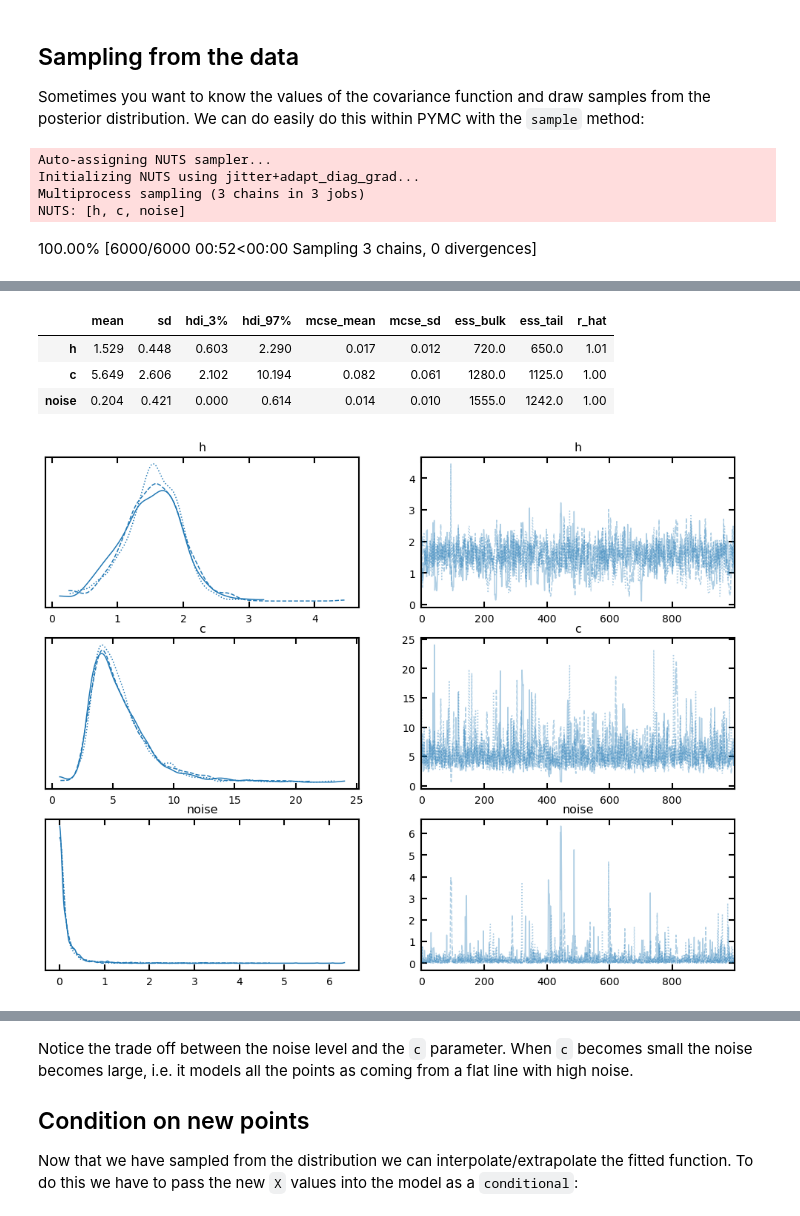
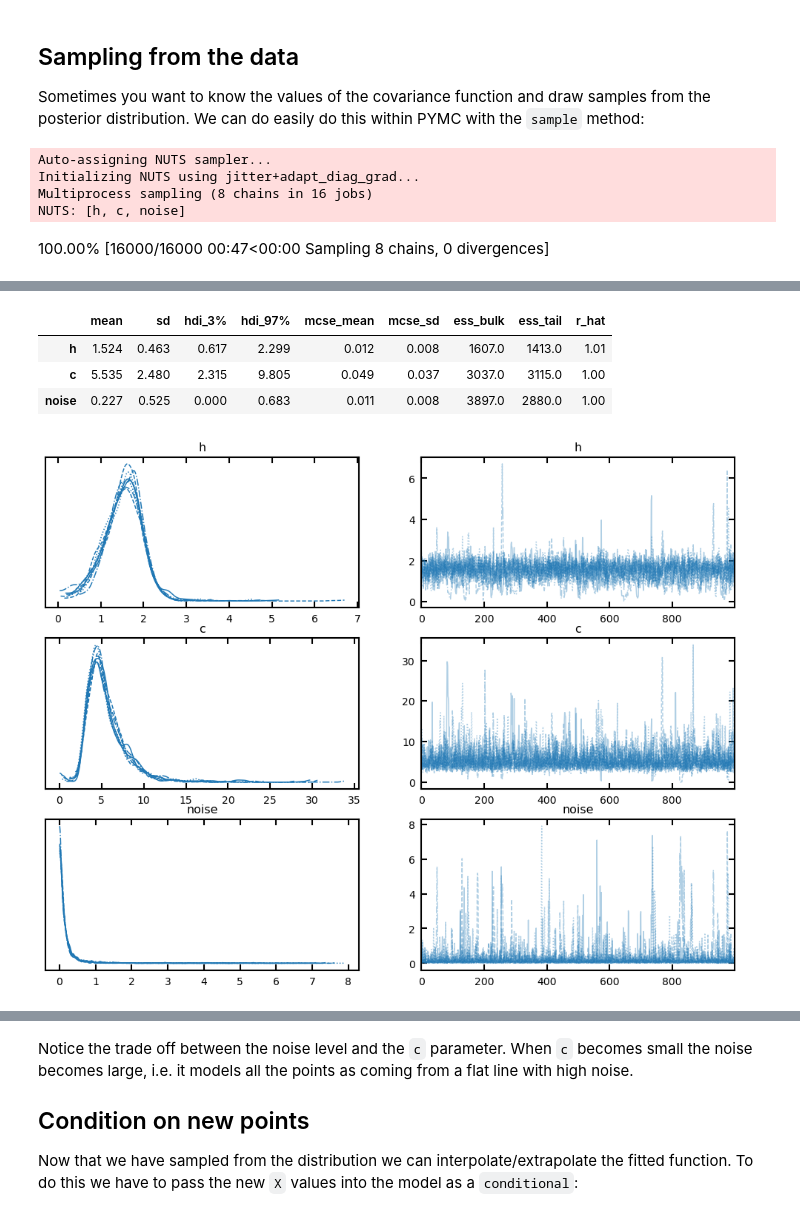
Before and after one commit to CKrawczyk/jupyter_data_languages, a Jupyter notebook: Gaussian_process_regression_pymc.ipynb, the cells around one changed output, grey strips where cells are left out. Cells and saved outputs as stored; diff of their text form; code cells hidden in the pictures.

```diff
--- a/Gaussian_process_regression_pymc.ipynb
+++ b/Gaussian_process_regression_pymc.ipynb
@@ -72,7 +74,7 @@ with pm.Model() as model:
     noise = pm.HalfCauchy("noise", beta=0.1)
 
     # define the likelihood
-    y_fit = gp.marginal_likelihood("y", X=X, y=y1, noise=noise)
+    y_fit = gp.marginal_likelihood("y", X=X, y=y1, sigma=noise)
 
 display(model)
 display(pm.model_to_graphviz(model))
@@ -155,8 +157,8 @@ with model:
     trace = pm.sample(
         tune=1000,
         draws=1000,
-        chains=3,
-        cores=3,
+        chains=8,
+        cores=16,
         init="jitter+adapt_diag_grad",
         nuts={"target_accept": 0.99},
         return_inferencedata=True
@@ -167,6 +169,6 @@ pm.plot_trace(trace, figsize=(12, 9));
 # %% [output]
 Auto-assigning NUTS sampler...
 Initializing NUTS using jitter+adapt_diag_grad...
-Multiprocess sampling (3 chains in 3 jobs)
+Multiprocess sampling (8 chains in 16 jobs)
 NUTS: [h, c, noise]
-100.00% [6000/6000 00:52<00:00 Sampling 3 chains, 0 divergences]
+100.00% [16000/16000 00:47<00:00 Sampling 8 chains, 0 divergences]
@@ -174,8 +176,8 @@ Sampling 3 chains for 1_000 tune and 1_000 draw iterations (3_000 + 3_000 draws
 |  | mean | sd | hdi_3% | hdi_97% | mcse_mean | mcse_sd | ess_bulk | ess_tail | r_hat |
-| h | 1.529 | 0.448 | 0.603 | 2.290 | 0.017 | 0.012 | 720.0 | 650.0 | 1.01 |
-| c | 5.649 | 2.606 | 2.102 | 10.194 | 0.082 | 0.061 | 1280.0 | 1125.0 | 1.00 |
-| noise | 0.204 | 0.421 | 0.000 | 0.614 | 0.014 | 0.010 | 1555.0 | 1242.0 | 1.00 |
+| h | 1.524 | 0.463 | 0.617 | 2.299 | 0.012 | 0.008 | 1607.0 | 1413.0 | 1.01 |
+| c | 5.535 | 2.480 | 2.315 | 9.805 | 0.049 | 0.037 | 3037.0 | 3115.0 | 1.00 |
+| noise | 0.227 | 0.525 | 0.000 | 0.683 | 0.011 | 0.008 | 3897.0 | 2880.0 | 1.00 |
-[figure, old version]
+[figure, new version]
 # %%
 ax = pm.plot_pair(
     trace,
```
Also changed, not shown: parts of 10 cells of this notebook, 1 other file.
